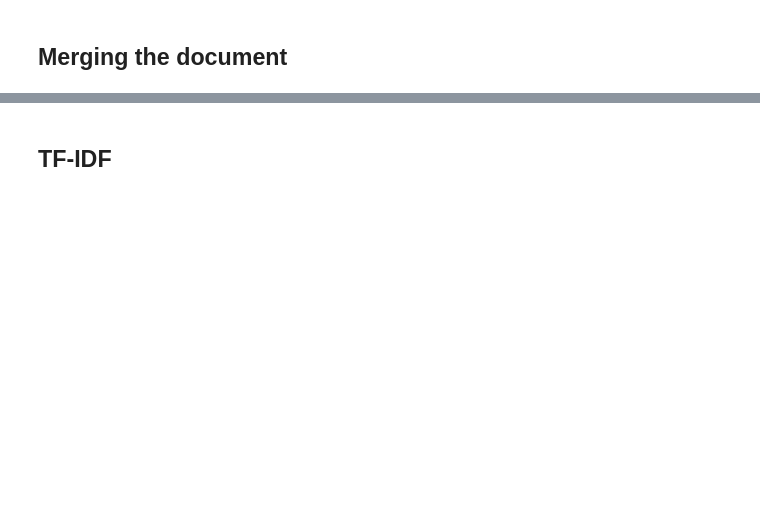
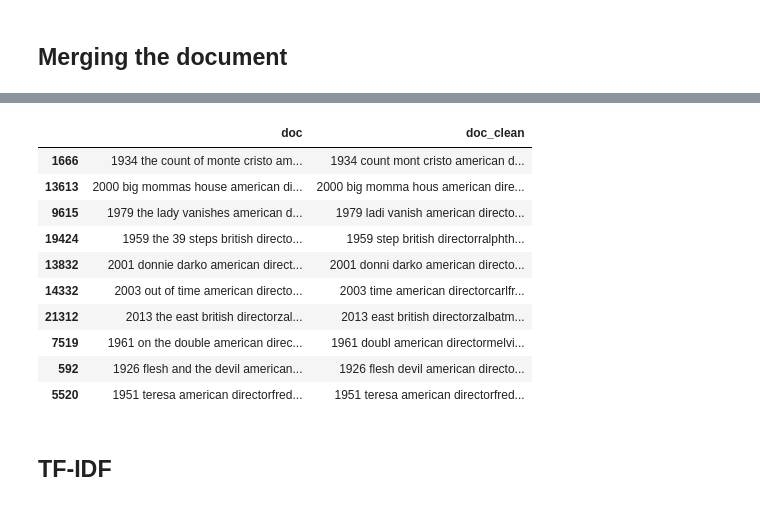
Before and after one commit to kavehbc/machine-learning-2, a Jupyter notebook: notebooks/21-nlp-movie-rec.ipynb, the cells around one changed output, grey strips where cells are left out. Drawn from its saved outputs; the diff is of its cells as text; code cells hidden in the pictures; blank space fills up the shorter version.

```diff
--- a/notebooks/21-nlp-movie-rec.ipynb
+++ b/notebooks/21-nlp-movie-rec.ipynb
@@ -72,8 +72,13 @@ df = df.applymap(lambda x: x.lower() if isinstance(x, str) else x)
 # %%
 df["Director"] = df["Director"].str.replace("director:", "", regex=False)
 df["Director"] = df["Director"].str.replace("cast:", "", regex=False)
+
 df["Director"] = df["Director"].str.replace("\r\n", " ", regex=False)
 df["Cast"] = df["Cast"].str.replace("\r\n", " ", regex=False)
+
+df["Director"] = df["Director"].str.replace("\n", " ", regex=False)
+df["Cast"] = df["Cast"].str.replace("\n", " ", regex=False)
+
 df["Genre"] = df["Genre"].str.replace("/", " ", regex=False)
 
 df["Director"] = df["Director"].str.replace("unknown", "", regex=False)
@@ -87,6 +92,8 @@ df["Genre"] = df["Genre"].str.replace("nan", "", regex=False)
 
 df["Director"] = df["Director"].str.replace(" and ", ",", regex=False)
 df["Cast"] = df["Cast"].str.replace(" and ", ",", regex=False)
+df["Director"] = df["Director"].str.replace(" & ", ",", regex=False)
+df["Cast"] = df["Cast"].str.replace(" & ", ",", regex=False)
 
 
 df["Director"] = df["Director"].str.replace(" ", "", regex=False)
@@ -123,3 +200,17 @@ df.sample(5)
+# %%
+df[["doc", 'doc_clean']].sample(10)
+# %% [output]
+|  | doc | doc_clean |
+| 1666 | 1934 the count of monte cristo am... | 1934 count mont cristo american d... |
+| 13613 | 2000 big mommas house american di... | 2000 big momma hous american dire... |
+| 9615 | 1979 the lady vanishes american d... | 1979 ladi vanish american directo... |
+| 19424 | 1959 the 39 steps british directo... | 1959 step british directorralphth... |
+| 13832 | 2001 donnie darko american direct... | 2001 donni darko american directo... |
+| 14332 | 2003 out of time american directo... | 2003 time american directorcarlfr... |
+| 21312 | 2013 the east british directorzal... | 2013 east british directorzalbatm... |
+| 7519 | 1961 on the double american direc... | 1961 doubl american directormelvi... |
+| 592 | 1926 flesh and the devil american... | 1926 flesh devil american directo... |
+| 5520 | 1951 teresa american directorfred... | 1951 teresa american directorfred... |
 # %% [markdown]
 ## TF-IDF
 # %%
```
Also changed, not shown: parts of 23 cells of this notebook, 1 other file.
